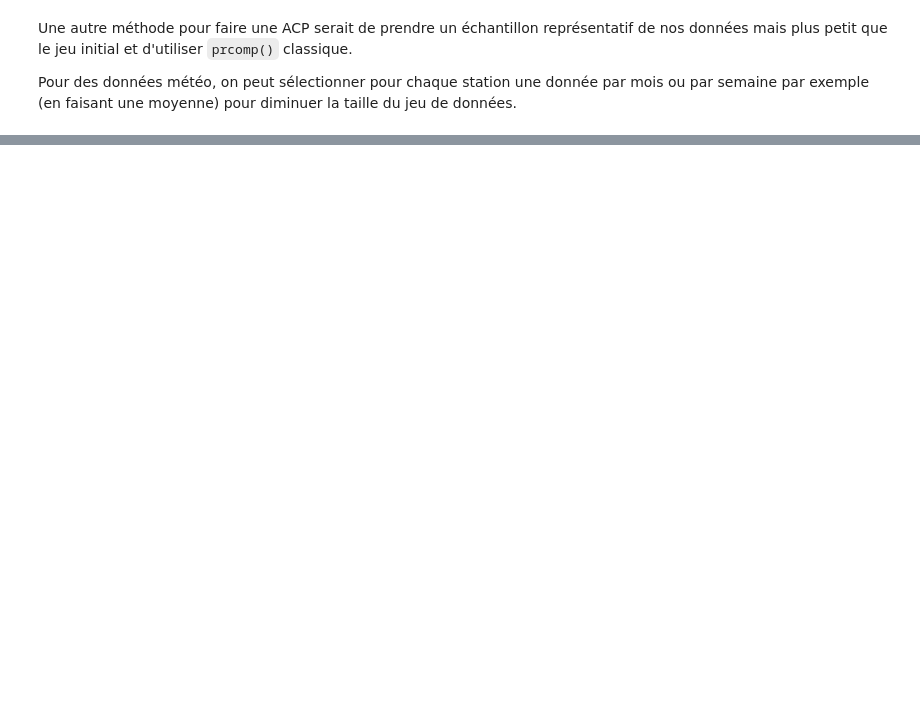
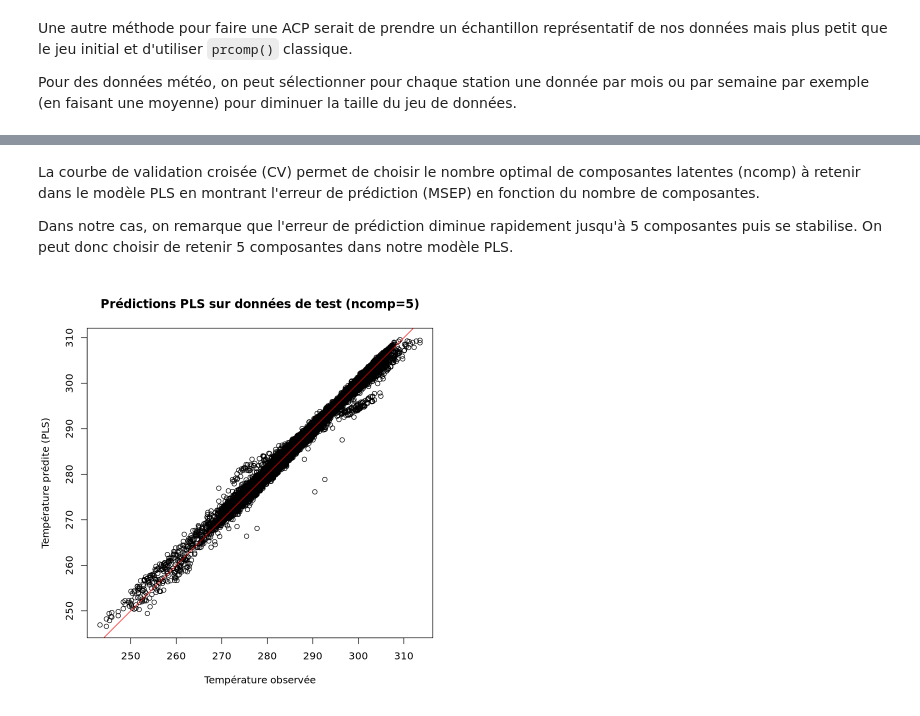
Before and after one commit to lisasko/Jupyter_meteo, a Jupyter notebook: partie_lisa.ipynb, the cells around one changed output, grey strips where cells are left out. Saved outputs shown, nothing was run; the diff lists cells and outputs as text; code cells hidden in the pictures; blank space fills up the shorter version.

```diff
--- a/partie_lisa.ipynb
+++ b/partie_lisa.ipynb
@@ -184,0 +303,14 @@ Pour des données météo, on peut sélectionner pour chaque station une donnée
+# %% [markdown]
+La courbe de validation croisée (CV) permet de choisir le nombre optimal de composantes latentes (ncomp) à retenir dans le modèle PLS en montrant l'erreur de prédiction (MSEP) en fonction du nombre de composantes.
+
+Dans notre cas, on remarque que l'erreur de prédiction diminue rapidement jusqu'à 5 composantes puis se stabilise. On peut donc choisir de retenir 5 composantes dans notre modèle PLS.
+# %%
+pred_pls <- predict(mod_pls, newdata = test, ncomp = 5)
+
+plot(test$`Température`, pred_pls,
+     xlab = "Température observée",
+     ylab = "Température prédite (PLS)",
+     main = "Prédictions PLS sur données de test (ncomp=5)")
+abline(0,1,col="red")
+# %% [output]
+[figure, added]
```
Also changed, not shown: parts of 16 cells of this notebook.
